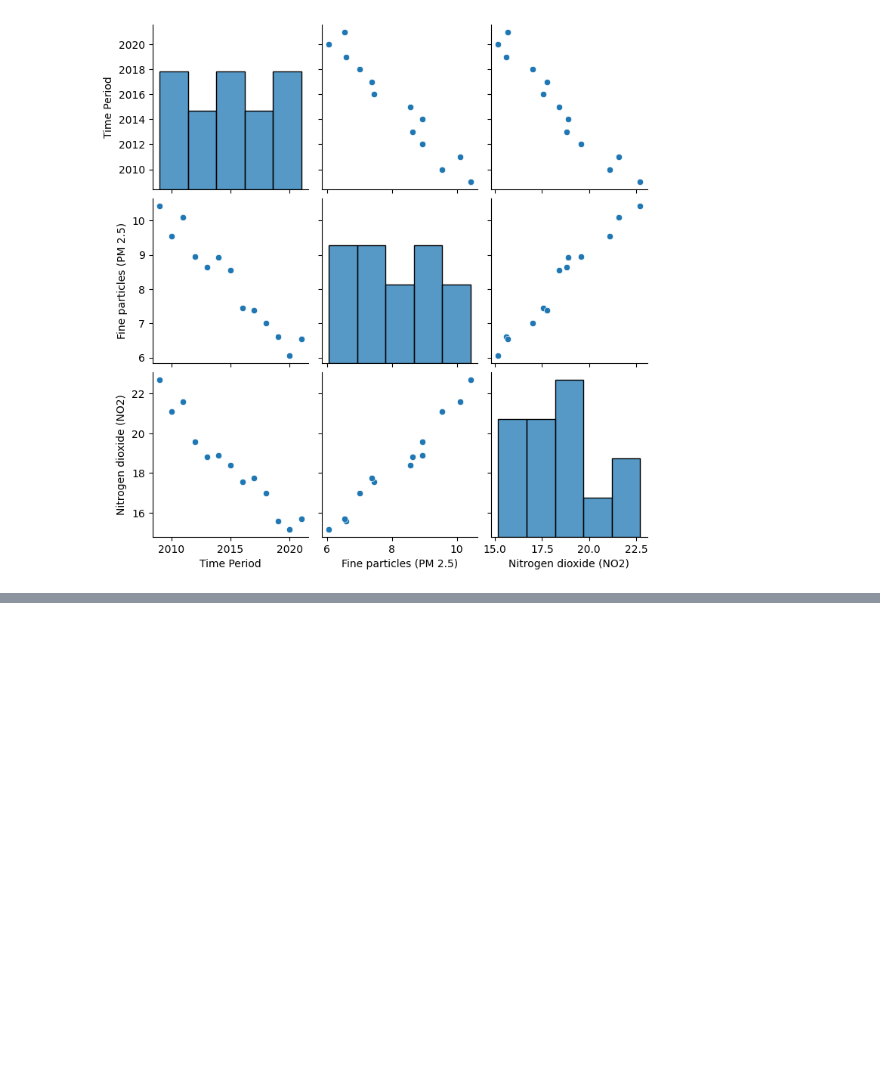
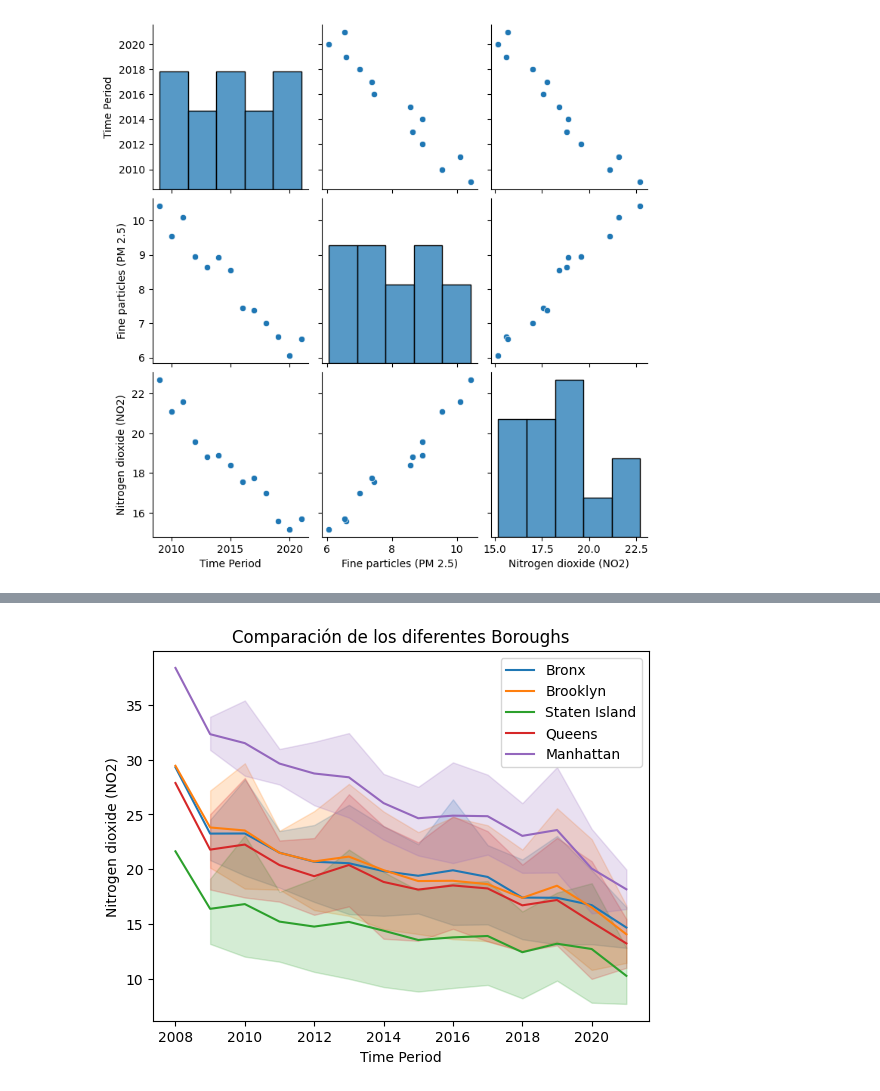
Before and after one commit to R4F43LB/EcoTaxisNYC, a Jupyter notebook: EDA/air_quality_EDA.ipynb, the cells around one changed output, grey strips where cells are left out. Saved outputs shown, nothing was run; the diff lists cells and outputs as text; code cells hidden in the pictures; blank space fills up the shorter version.

```diff
--- a/EDA/air_quality_EDA.ipynb
+++ b/EDA/air_quality_EDA.ipynb
@@ -446,0 +637,11 @@ sns.pairplot(df_grouped)
+# %%
+sns.lineplot(data=df_bronx, x= 'Time Period', y= 'Nitrogen dioxide (NO2)', label='Bronx')
+sns.lineplot(data=df_brooklyn, x= 'Time Period', y= 'Nitrogen dioxide (NO2)', label= 'Brooklyn')
+sns.lineplot(data=df_staten, x= 'Time Period', y= 'Nitrogen dioxide (NO2)', label= 'Staten Island')
+sns.lineplot(data=df_queens, x= 'Time Period', y= 'Nitrogen dioxide (NO2)', label= 'Queens')
+sns.lineplot(data=df_manhattan, x= 'Time Period', y= 'Nitrogen dioxide (NO2)', label= 'Manhattan')
+plt.title('Comparación de los diferentes Boroughs')
+plt.legend()
+plt.show()
+# %% [output]
+[figure, added]
```
Also changed, not shown: parts of 81 cells of this notebook, 3 other files.
